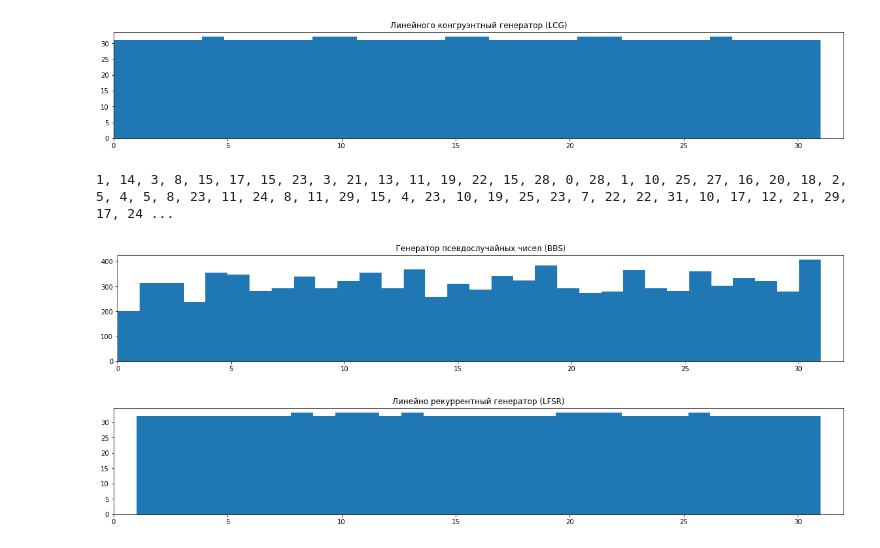
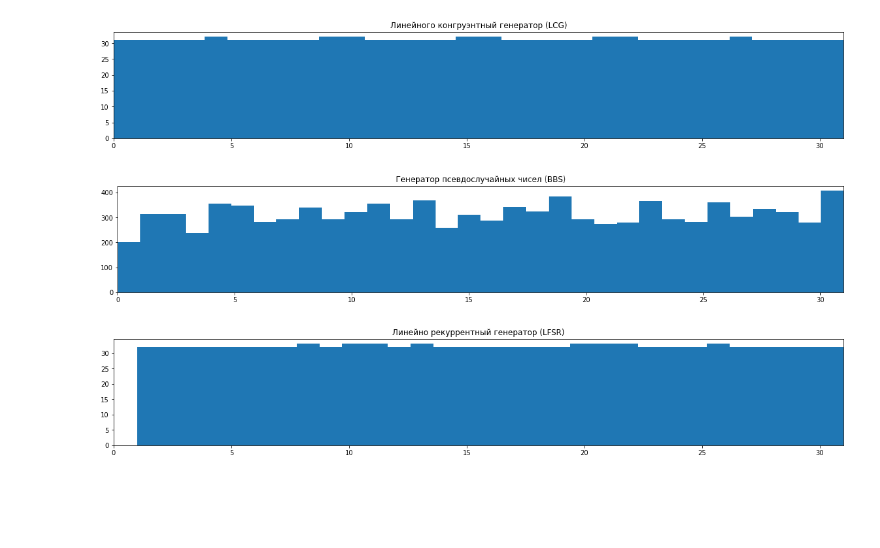
Before and after one commit to sevskii111/info-sec-course, a Jupyter notebook: Lab1.ipynb, the cells around one changed output. Saved outputs shown, nothing was run; the diff lists cells and outputs as text; code cells hidden in the pictures; blank space fills up the shorter version.

```diff
--- a/Lab1.ipynb
+++ b/Lab1.ipynb
@@ -40,7 +40,7 @@ class Generator:
         np.random.seed()
         x = xs[x_ind]
         # print(x)
-        print(f"x = {x}")
+        #print(f"x = {x}")
         fvalue = 0
         while fvalue < limit:
             fvalue += 1
@@ -73,40 +73,39 @@ class Generator:
 count = 1000
 m = 32
 a = 17
 c = 5
 
 generator = Generator()
 values = []
 for value in generator.lcg(count, a, c, m):
     values.append(value)
 
 plt.hist(values, bins=m)
 plt.title("Линейного конгруэнтный генератор (LCG)")
-plt.xlim(0, 32)
+plt.xlim(0, 31)
 plt.show()
 
 values = []
 for value in generator.bbs(10000, 2851, 3559, seed=1):
     values.append(value)
 #print(values)
 plt.hist(values, bins=m)
-plt.xlim(0, 32)
+plt.xlim(0, 31)
 plt.title("Генератор псевдослучайных чисел (BBS)")
 plt.show()
 
 values = []
 for value in generator.lfsr(1000, (0, 1, 1, 1, 1)):
     values.append(value)
 c = np.bincount(values)
 plt.hist(values, bins=31)
-plt.xlim(0, 32)
+plt.xlim(0, 31)
 plt.title("Линейно рекуррентный генератор (LFSR)")
 plt.show()
 # %% [output]
-[figure, old version]
+[figure, new version]
-1, 14, 3, 8, 15, 17, 15, 23, 3, 21, 13, 11, 19, 22, 15, 28, 0, 28, 1, 10, 25, 27, 16, 20, 18, 2, 5, 4, 5, 8, 23, 11, 24, 8, 11, 29, 15, 4, 23, 10, 19, 25, 23, 7, 22, 22, 31, 10, 17, 12, 21, 29, 17, 24 ...
-[figure, old version]
+[figure, new version]
-[figure, old version]
+[figure, new version]
 # %%
 generators = [
     {
```
Also changed, not shown: parts of 1 cell of this notebook.
